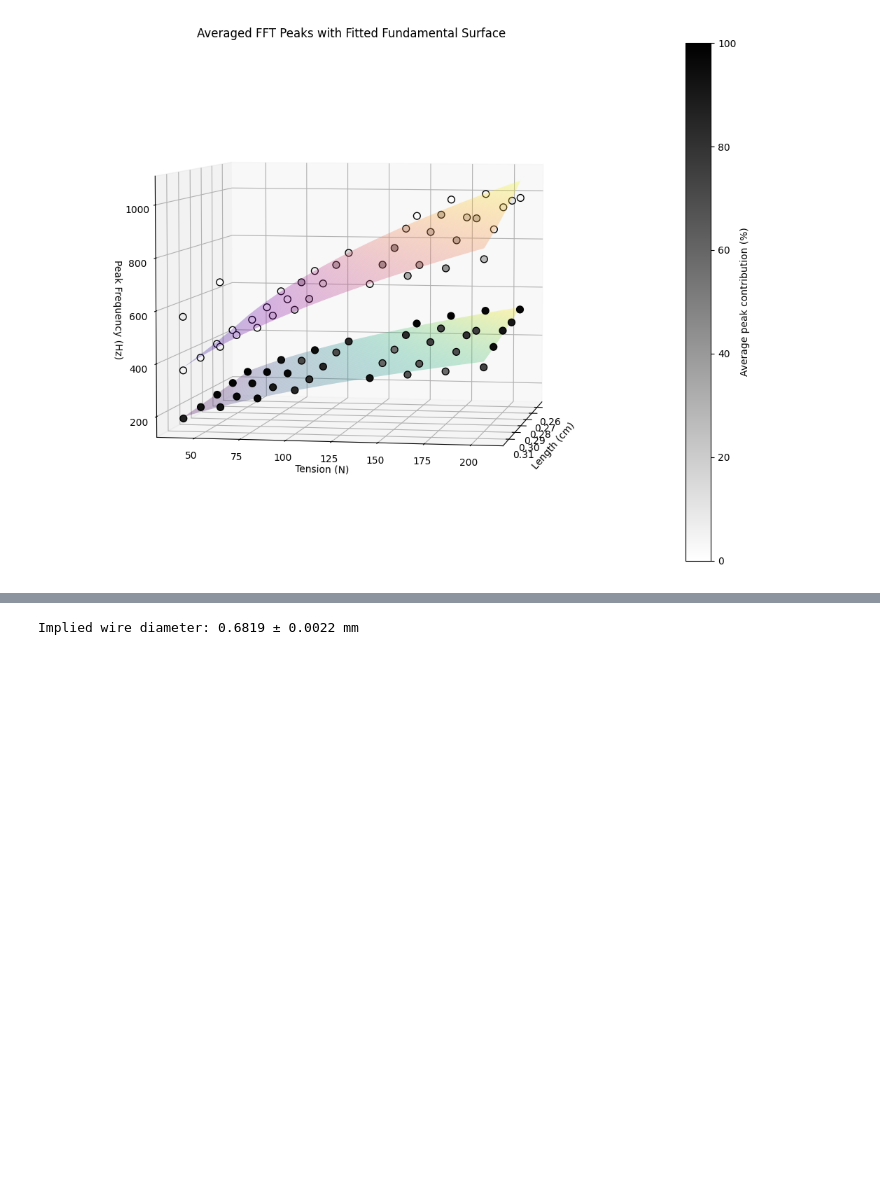
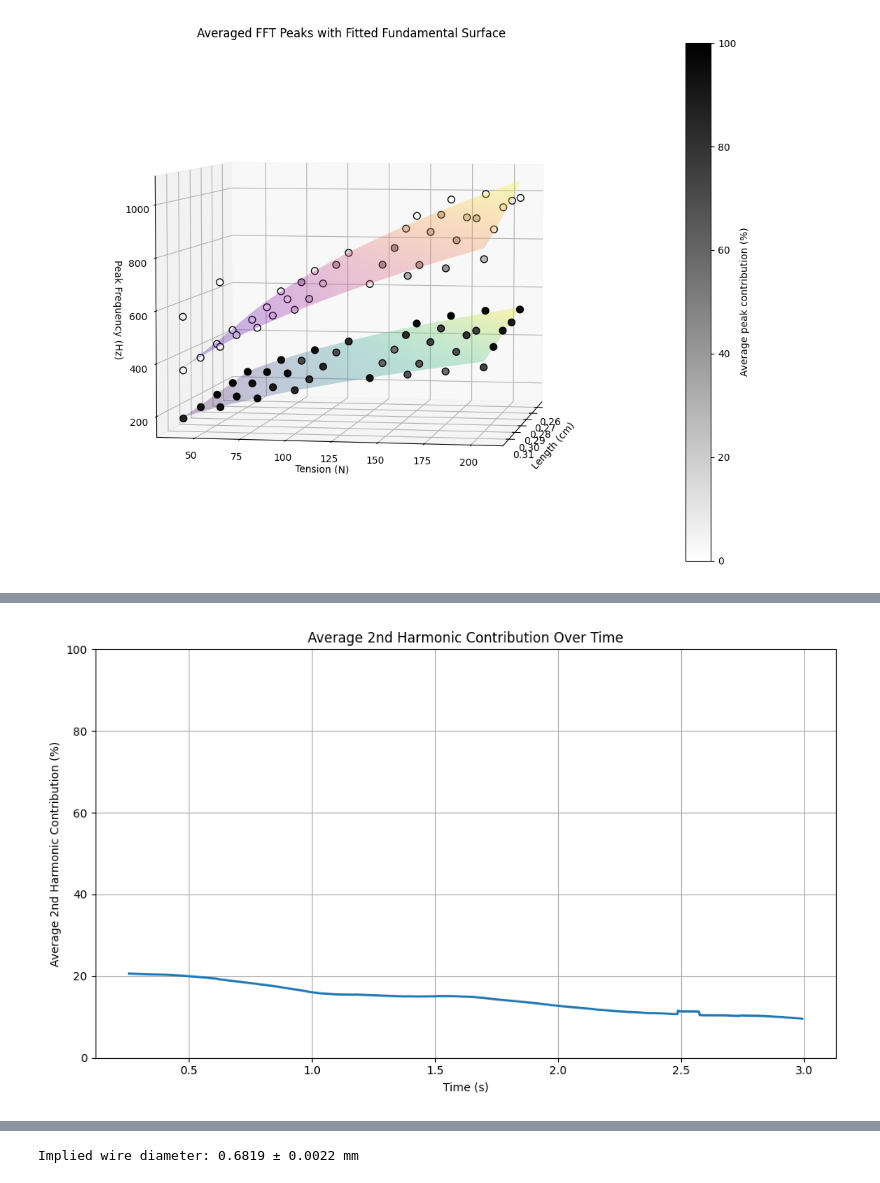
Before and after one commit to Spaantje5/Vibrating-String-Experiment, a Jupyter notebook: Frequentie analyse/Labjournal_frequency.ipynb, the cells around one changed output, grey strips where cells are left out. Saved outputs shown, nothing was run; the diff lists cells and outputs as text; code cells hidden in the pictures; blank space fills up the shorter version.

```diff
--- a/Frequentie analyse/Labjournal_frequency.ipynb
+++ b/Frequentie analyse/Labjournal_frequency.ipynb
@@ -488,0 +703,21 @@ plt.show()
+# %%
+#AVERAGE 2ND HARMONIC CONTRIBUTION OVER TIME
+
+average_contribution = np.zeros(len(time_centers))
+
+for t_index in range(len(time_centers)):
+    grid = harmonic_contribution_grid_at_time(t_index)
+    grid_zero = np.nan_to_num(grid, nan=0.0) #treat NaN / not detected as 0%
+    average_contribution[t_index] = np.mean(grid_zero) #average over all grid points
+
+fig_avg, ax_avg = plt.subplots(figsize=(10, 6))
+ax_avg.plot(time_centers, average_contribution, linewidth=2)
+ax_avg.set_xlabel("Time (s)")
+ax_avg.set_ylabel("Average 2nd Harmonic Contribution (%)")
+ax_avg.set_title("Average 2nd Harmonic Contribution Over Time")
+ax_avg.set_ylim(0, 100)
+ax_avg.grid(True)
+plt.tight_layout()
+plt.show()
+# %% [output]
+[figure, added]
```
Also changed, not shown: parts of 7 cells of this notebook.
